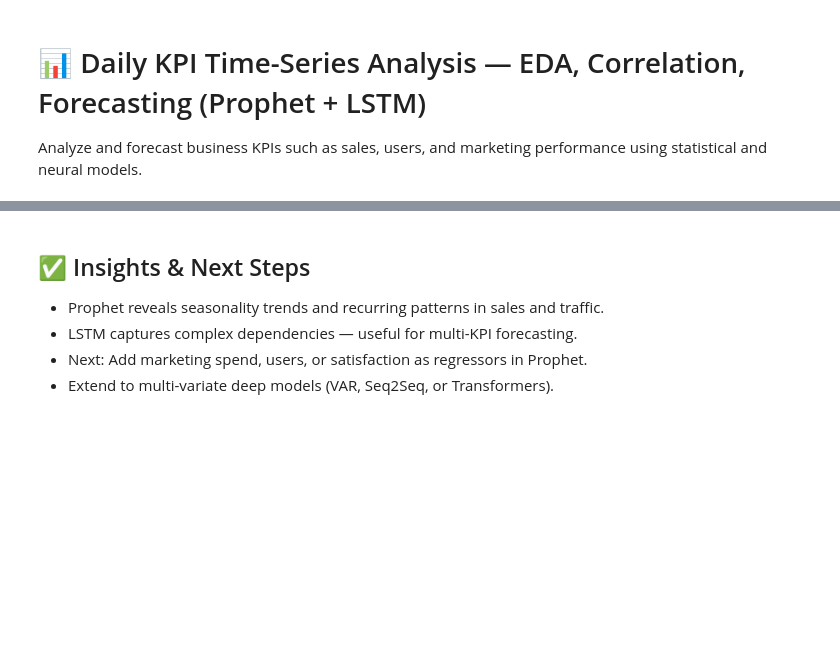
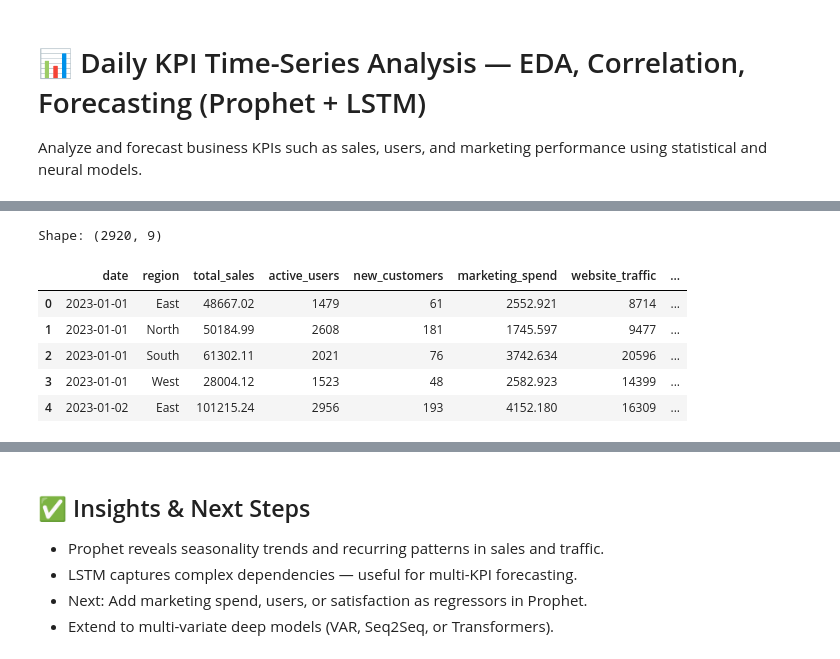
Before and after one commit to aniruddhakasar/GenAI-Powered-Analytics-RAG-LLM-Orchestration-, a Jupyter notebook: notebooks/EDA/daily_kpi_forecasting_analysis.ipynb, the cells around one changed output, grey strips where cells are left out. Drawn from its saved outputs; the diff is of its cells as text; code cells hidden in the pictures; blank space fills up the shorter version.

```diff
--- a/notebooks/EDA/daily_kpi_forecasting_analysis.ipynb
+++ b/notebooks/EDA/daily_kpi_forecasting_analysis.ipynb
@@ -16,9 +38,17 @@ sns.set(style='whitegrid')
 pd.set_option('display.max_columns', None)
 # %%
 # STEP 2: Load dataset
-df = pd.read_csv('daily_kpi_data.csv', parse_dates=['date'])
+df = pd.read_csv('D:/Desktop/GenAI-Powered Analytics Platform/Data/raw/daily_kpi_data.csv', parse_dates=['date'])
 print('Shape:', df.shape)
 df.head()
+# %% [output]
+Shape: (2920, 9)
+|  | date | region | total_sales | active_users | new_customers | marketing_spend | website_traffic | ... |
+| 0 | 2023-01-01 | East | 48667.02 | 1479 | 61 | 2552.921 | 8714 | ... |
+| 1 | 2023-01-01 | North | 50184.99 | 2608 | 181 | 1745.597 | 9477 | ... |
+| 2 | 2023-01-01 | South | 61302.11 | 2021 | 76 | 3742.634 | 20596 | ... |
+| 3 | 2023-01-01 | West | 28004.12 | 1523 | 48 | 2582.923 | 14399 | ... |
+| 4 | 2023-01-02 | East | 101215.24 | 2956 | 193 | 4152.180 | 16309 | ... |
 # %%
 # STEP 3: Basic EDA
 print('Date Range:', df['date'].min(), 'to', df['date'].max())
```
Also changed, not shown: parts of 5 cells of this notebook, 4 other files.
